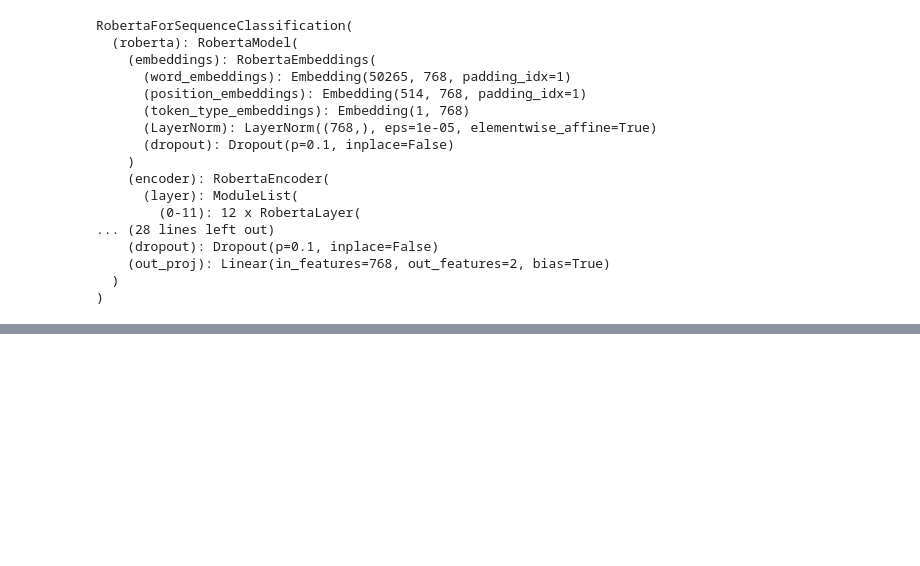
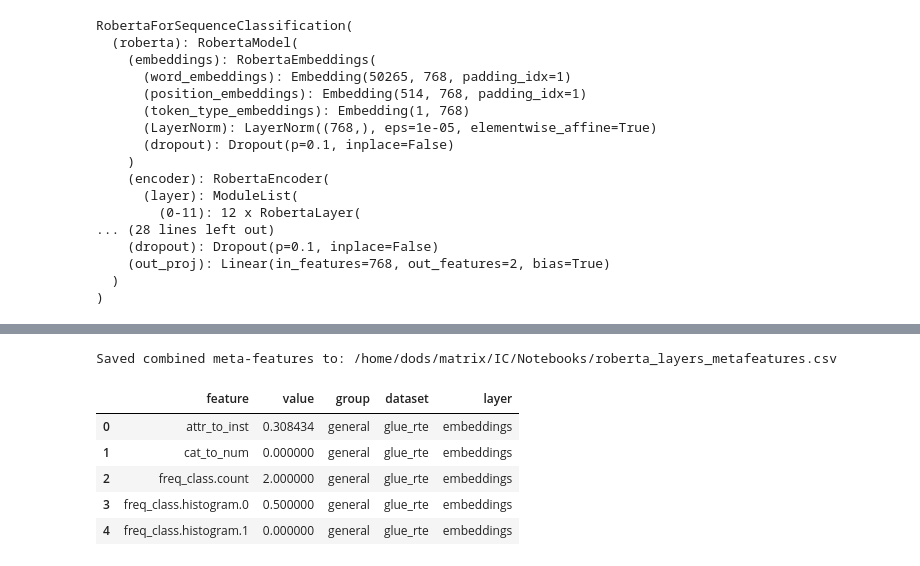
Before and after one commit to DouglasBergamim/unstructured-data-metafeatures, a Jupyter notebook: Notebooks/features_by_layers.ipynb, the cells around one changed output, grey strips where cells are left out. Saved outputs shown, nothing was run; the diff lists cells and outputs as text; code cells hidden in the pictures; blank space fills up the shorter version.

```diff
--- a/Notebooks/features_by_layers.ipynb
+++ b/Notebooks/features_by_layers.ipynb
@@ -33,0 +161,28 @@ AttributeError: 'RobertaForSequenceClassification' object has no attribute 'embe
+# %%
+# Uses the convenience function to extract + summarize from a single layer
+target_layer = roberta_model.classifier.dense
+
+# Use stratified subset if available; else small slice for speed
+dataset_for_cls = rte_dataset  # use entire dataset
+
+meta_cls = fe.extract_metafeatures_for_layer(
+    layer=target_layer,
+    dataset=dataset_for_cls,
+    tokenize_fn=tokenize_rte_longest,
+    batch_size=8,
+    max_length=128,
+    device="auto",
+    pooling="cls",
+    groups="all",
+    summaries=None,
+    random_state=42,
+    dataset_name="glue_rte",
+)
+meta_cls["layer"] = "classifier_dense"
+
+combined_meta = pd.concat([meta_df, meta_cls], ignore_index=True)
+out_csv_combined = "/home/dods/matrix/IC/Notebooks/roberta_layers_metafeatures.csv"
+combined_meta.to_csv(out_csv_combined, index=False)
+print("Saved combined meta-features to:", out_csv_combined)
+combined_meta.head()
+# %% [output]
@@ -33,0 +206,7 @@ AttributeError: 'RobertaForSequenceClassification' object has no attribute 'embe
+Saved combined meta-features to: /home/dods/matrix/IC/Notebooks/roberta_layers_metafeatures.csv
+|  | feature | value | group | dataset | layer |
+| 0 | attr_to_inst | 0.308434 | general | glue_rte | embeddings |
+| 1 | cat_to_num | 0.000000 | general | glue_rte | embeddings |
+| 2 | freq_class.count | 2.000000 | general | glue_rte | embeddings |
+| 3 | freq_class.histogram.0 | 0.500000 | general | glue_rte | embeddings |
+| 4 | freq_class.histogram.1 | 0.000000 | general | glue_rte | embeddings |
```
Also changed, not shown: parts of 17 cells of this notebook, 4 other files.
